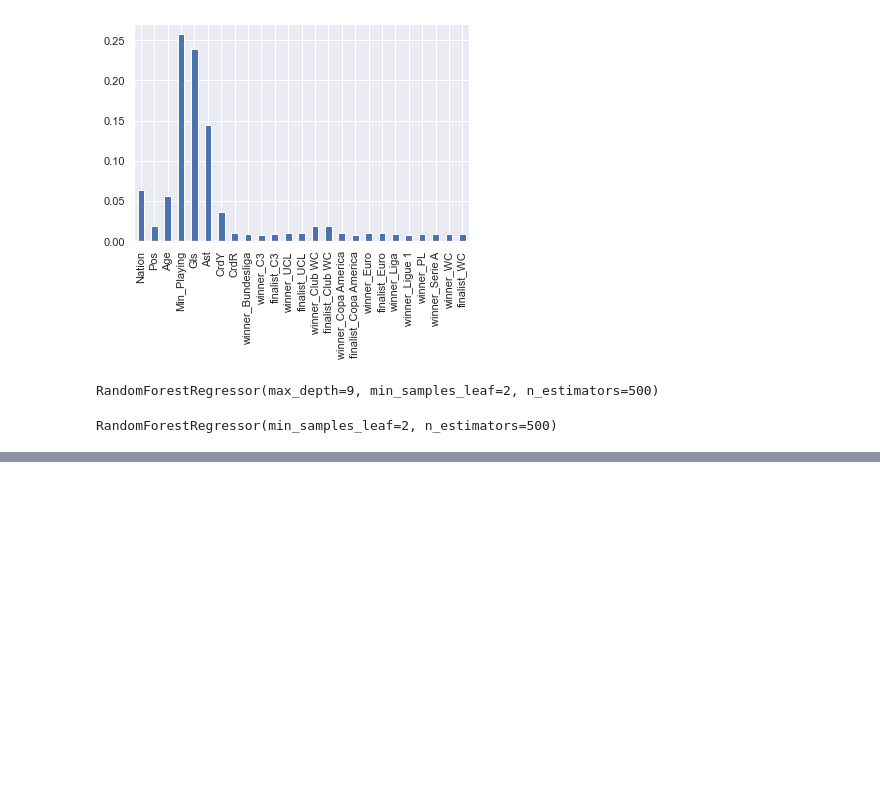
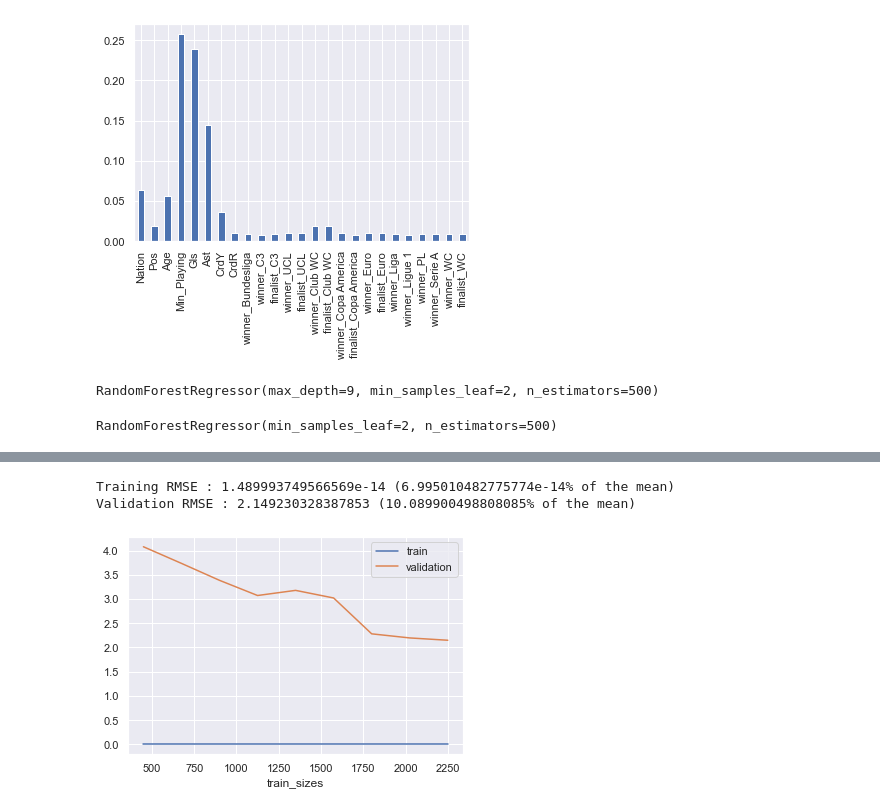
Before and after one commit to cmmm976/Ballond-OrPrediction, a Jupyter notebook: src/predict_top_3_scores.ipynb, the cells around one changed output, grey strips where cells are left out. Cells and saved outputs as stored; diff of their text form; code cells hidden in the pictures; blank space fills up the shorter version.

```diff
--- a/src/predict_top_3_scores.ipynb
+++ b/src/predict_top_3_scores.ipynb
@@ -263,0 +321,7 @@ Validation RMSE : 3.638310531266788 (17.08062219268232% of the mean)
+# %%
+print_learning_curve(tree.DecisionTreeRegressor(),X_train_augmented[['Nation', 'Age', 'Min_Playing', 'Gls', 'Ast',
+       'CrdY']])
+# %% [output]
+Training RMSE : 1.489993749566569e-14 (6.995010482775774e-14% of the mean)
+Validation RMSE : 2.149230328387853 (10.089900498808085% of the mean)
+[figure, added]
```
Also changed, not shown: parts of 18 cells of this notebook.
